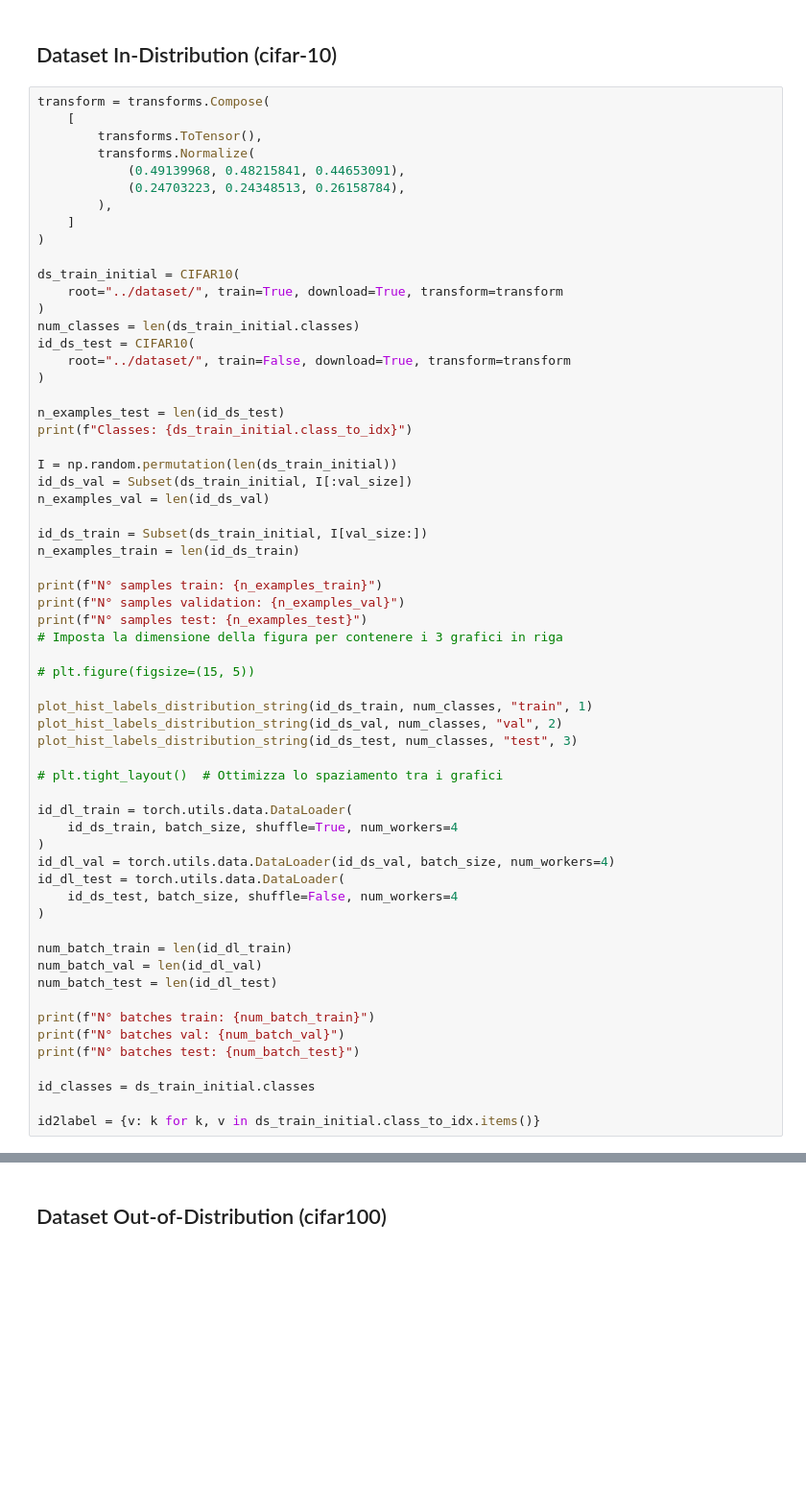
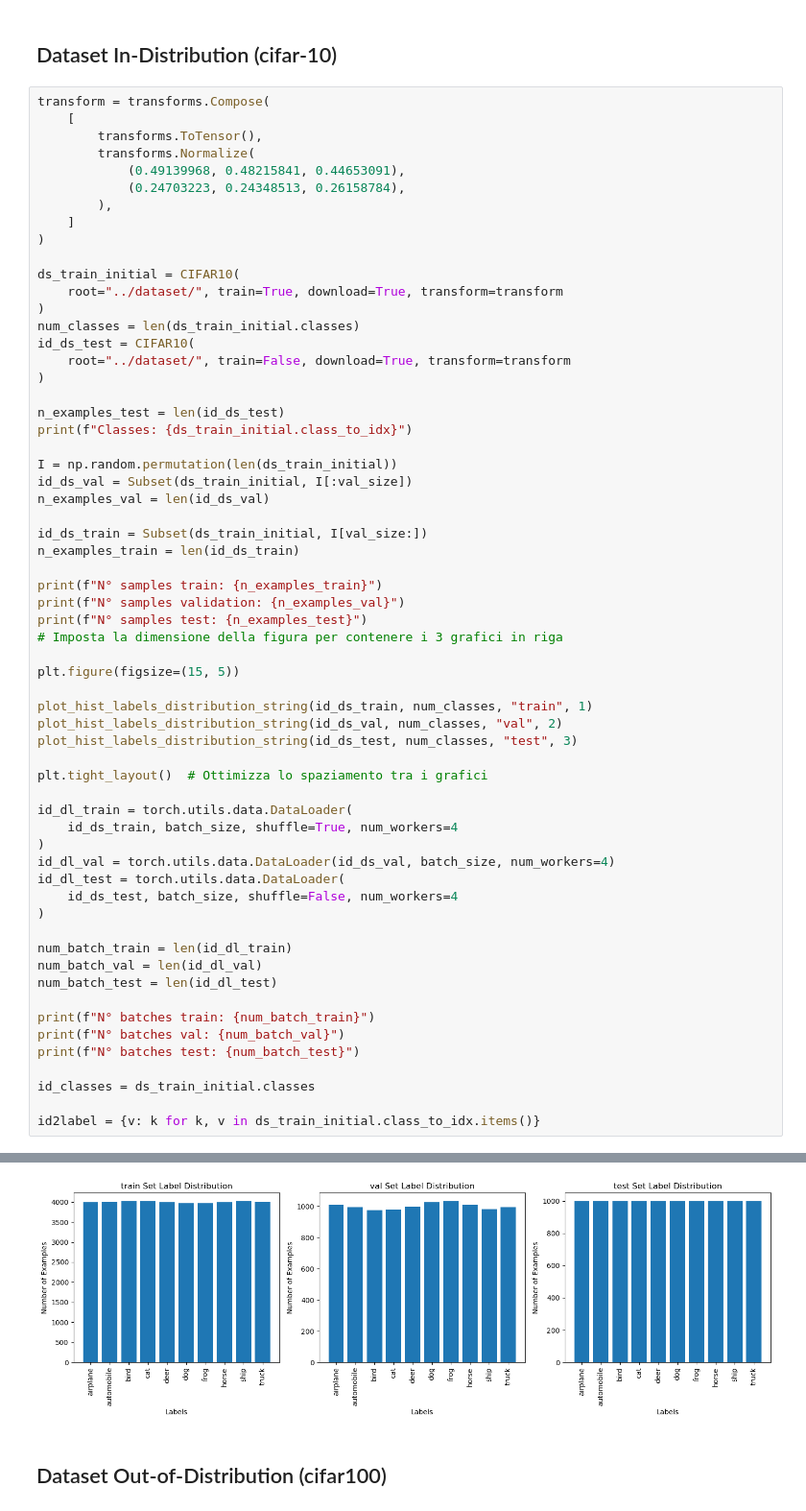
Before and after one commit to vittoriocasula/DLA-Project, a Jupyter notebook: lab4/Lab4.ipynb, the cells around one changed output, grey strips where cells are left out. Shown at 96% size. Drawn from its saved outputs; the diff is of its cells as text; blank space fills up the shorter version.

```diff
--- a/lab4/Lab4.ipynb
+++ b/lab4/Lab4.ipynb
@@ -160,43 +161,44 @@ print(f"N° samples validation: {n_examples_val}")
 print(f"N° samples test: {n_examples_test}")
 # Imposta la dimensione della figura per contenere i 3 grafici in riga
 
-# plt.figure(figsize=(15, 5))
+plt.figure(figsize=(15, 5))
 
 plot_hist_labels_distribution_string(id_ds_train, num_classes, "train", 1)
 plot_hist_labels_distribution_string(id_ds_val, num_classes, "val", 2)
 plot_hist_labels_distribution_string(id_ds_test, num_classes, "test", 3)
 
-# plt.tight_layout()  # Ottimizza lo spaziamento tra i grafici
+plt.tight_layout()  # Ottimizza lo spaziamento tra i grafici
 
 id_dl_train = torch.utils.data.DataLoader(
     id_ds_train, batch_size, shuffle=True, num_workers=4
 )
 id_dl_val = torch.utils.data.DataLoader(id_ds_val, batch_size, num_workers=4)
 id_dl_test = torch.utils.data.DataLoader(
     id_ds_test, batch_size, shuffle=False, num_workers=4
 )
 
 num_batch_train = len(id_dl_train)
 num_batch_val = len(id_dl_val)
 num_batch_test = len(id_dl_test)
 
 print(f"N° batches train: {num_batch_train}")
 print(f"N° batches val: {num_batch_val}")
 print(f"N° batches test: {num_batch_test}")
 
 id_classes = ds_train_initial.classes
 
 id2label = {v: k for k, v in ds_train_initial.class_to_idx.items()}
 # %% [output]
 Files already downloaded and verified
 Files already downloaded and verified
 Classes: {'airplane': 0, 'automobile': 1, 'bird': 2, 'cat': 3, 'deer': 4, 'dog': 5, 'frog': 6, 'horse': 7, 'ship': 8, 'truck': 9}
 N° samples train: 40000
 N° samples validation: 10000
 N° samples test: 10000
 N° batches train: 40000
 N° batches val: 10000
 N° batches test: 10000
+[figure, added]
 # %% [markdown]
 ## Dataset Out-of-Distribution (cifar100)
 # %%
```
Also changed, not shown: parts of 58 cells of this notebook.
